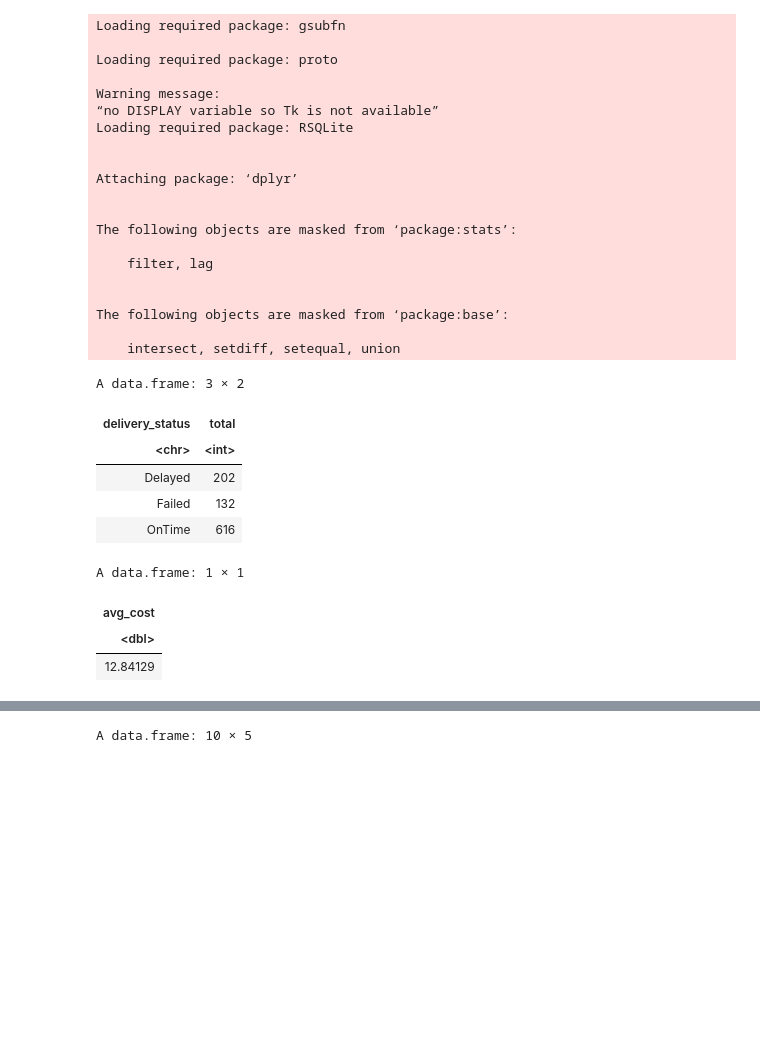
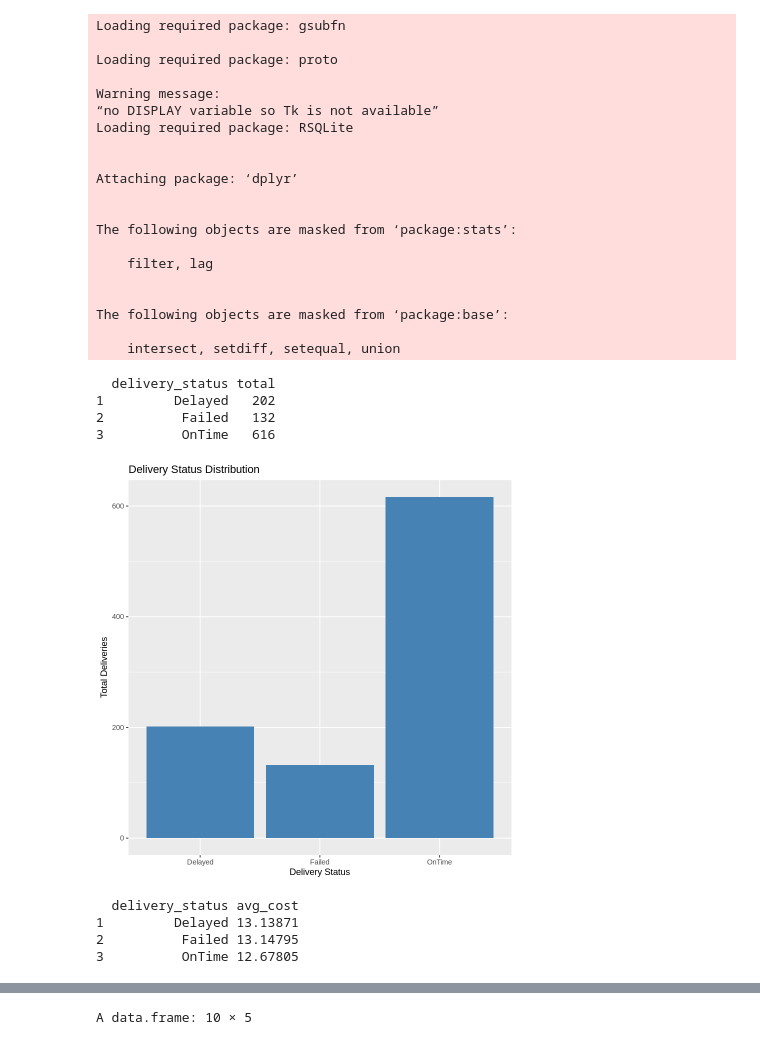
Before and after one commit to Anakha10/northstar-analytics, a Jupyter notebook: NorthStar_R_Analysis.ipynb, the cells around one changed output, grey strips where cells are left out. Cells and saved outputs as stored; diff of their text form; code cells hidden in the pictures; blank space fills up the shorter version.

```diff
--- a/NorthStar_R_Analysis.ipynb
+++ b/NorthStar_R_Analysis.ipynb
@@ -56,25 +56,36 @@ The following objects are masked from ‘package:base’:
 
     intersect, setdiff, setequal, union
 # %%
-sqldf("
-SELECT delivery_status, COUNT(*) as total
+delivery_summary <- sqldf("
+SELECT delivery_status, COUNT(*) AS total
 FROM deliveries
 GROUP BY delivery_status
 ")
+
+print(delivery_summary)
 # %% [output]
-A data.frame: 3 × 2
+  delivery_status total
+1         Delayed   202
+2          Failed   132
+3          OnTime   616
-| delivery_status | total |
-| <chr> | <int> |
-| Delayed | 202 |
-| Failed | 132 |
-| OnTime | 616 |
+# %%
+ggplot(delivery_summary, aes(x = delivery_status, y = total)) +
+  geom_bar(stat = "identity", fill = "steelblue") +
+  ggtitle("Delivery Status Distribution") +
+  xlab("Delivery Status") +
+  ylab("Total Deliveries")
+# %% [output]
+[figure, added]
 # %%
-sqldf("
-SELECT AVG(fuel_or_charge_cost) as avg_cost
+avg_cost <- sqldf("
+SELECT delivery_status, AVG(fuel_or_charge_cost) AS avg_cost
 FROM deliveries
+GROUP BY delivery_status
 ")
+
+print(avg_cost)
 # %% [output]
-A data.frame: 1 × 1
+  delivery_status avg_cost
+1         Delayed 13.13871
+2          Failed 13.14795
+3          OnTime 12.67805
-| avg_cost |
-| <dbl> |
-| 12.84129 |
```
Also changed, not shown: parts of 13 cells of this notebook.
